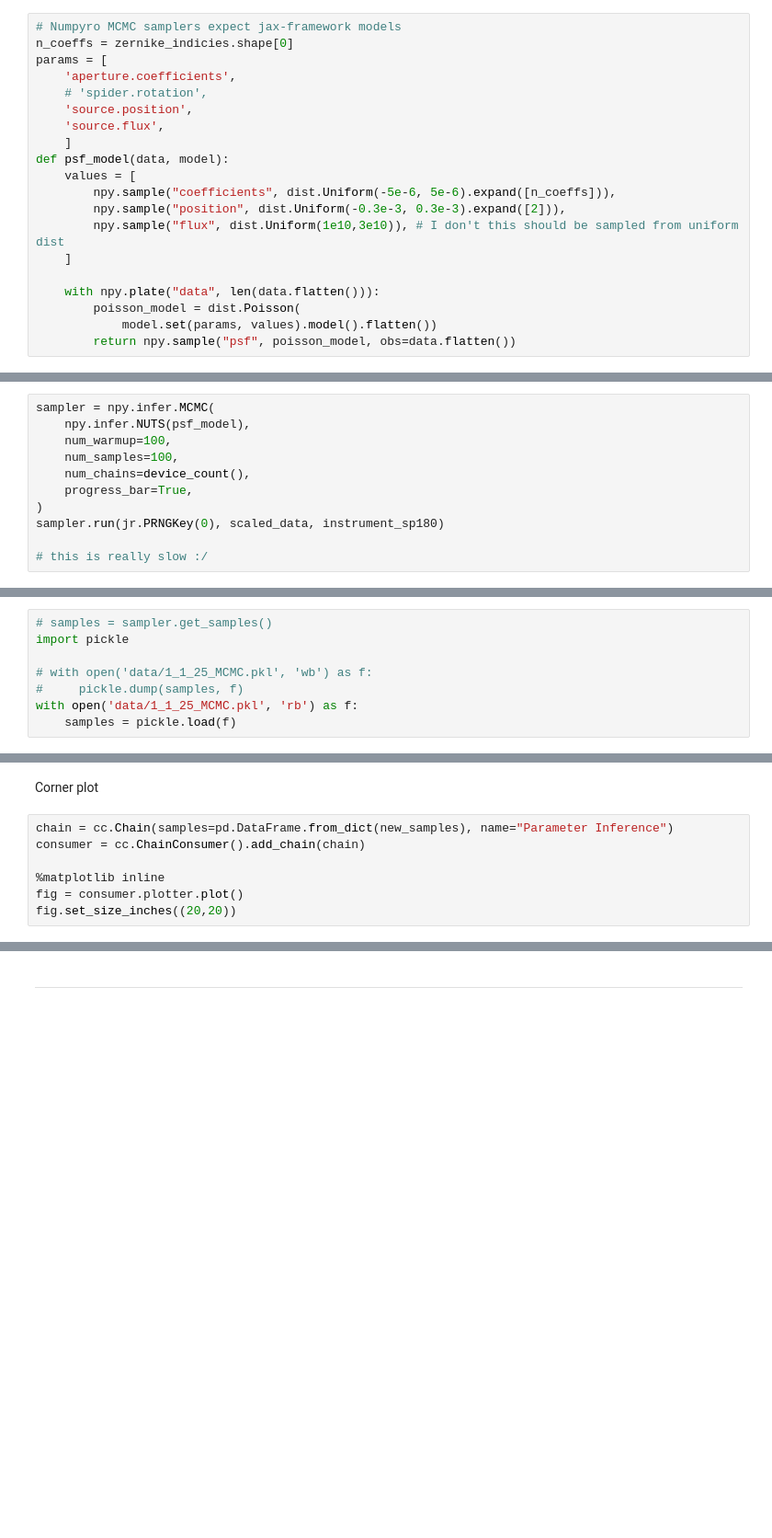
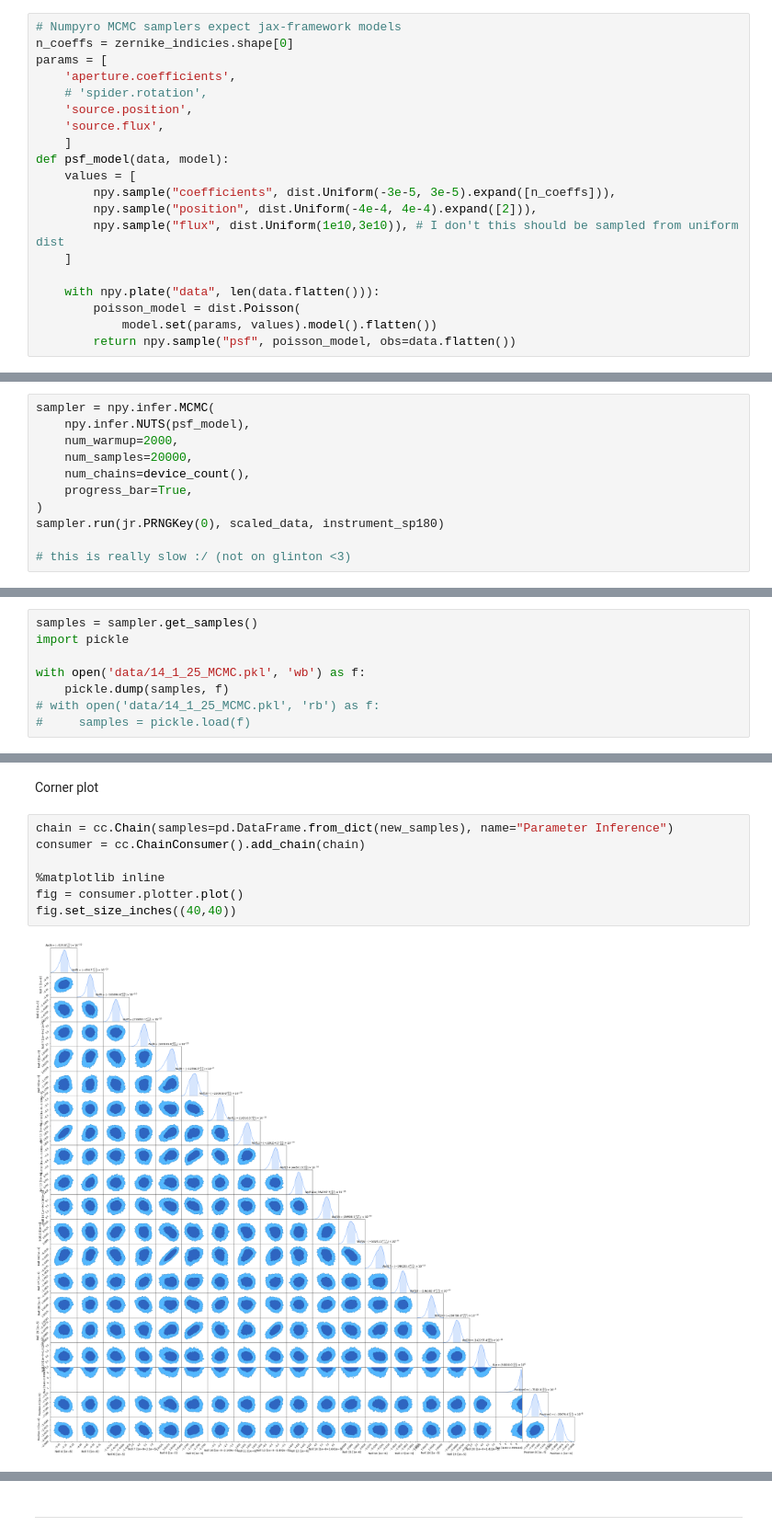
Before and after one commit to TolimanSpace/toliman_dp_design_testing, a Jupyter notebook: Gluing_Characterisation.ipynb, the cells around one changed output, grey strips where cells are left out. Shown at 92% size. Saved outputs shown, nothing was run; the diff lists cells and outputs as text; blank space fills up the shorter version.

Commit message:
new MCMC results

```diff
--- a/Gluing_Characterisation.ipynb
+++ b/Gluing_Characterisation.ipynb
@@ -1658,8 +1689,8 @@ params = [
     ]
 def psf_model(data, model):
     values = [
-        npy.sample("coefficients", dist.Uniform(-5e-6, 5e-6).expand([n_coeffs])),
-        npy.sample("position", dist.Uniform(-0.3e-3, 0.3e-3).expand([2])),
+        npy.sample("coefficients", dist.Uniform(-3e-5, 3e-5).expand([n_coeffs])),
+        npy.sample("position", dist.Uniform(-4e-4, 4e-4).expand([2])),
         npy.sample("flux", dist.Uniform(1e10,3e10)), # I don't this should be sampled from uniform dist
     ]
 
@@ -1672,14 +1703,14 @@ Construct sampler and send the walker walking
 # %%
 sampler = npy.infer.MCMC(
     npy.infer.NUTS(psf_model),
-    num_warmup=100,
-    num_samples=100,
+    num_warmup=2000,
+    num_samples=20000,
     num_chains=device_count(),
     progress_bar=True,
 )
 sampler.run(jr.PRNGKey(0), scaled_data, instrument_sp180)
 
-# this is really slow :/
+# this is really slow :/ (not on glinton <3)
 # %% [markdown]
 Check if chains have converged.
 # %%
@@ -1687,13 +1736,13 @@ sampler.print_summary()
 # %% [markdown]
 Split vectorised params into single chains - one per parameter in the vector. (useful for plotting corner plots)
 # %%
-# samples = sampler.get_samples()
+samples = sampler.get_samples()
 import pickle
 
-# with open('data/1_1_25_MCMC.pkl', 'wb') as f:
-#     pickle.dump(samples, f)
-with open('data/1_1_25_MCMC.pkl', 'rb') as f:
-    samples = pickle.load(f)
+with open('data/14_1_25_MCMC.pkl', 'wb') as f:
+    pickle.dump(samples, f)
+# with open('data/14_1_25_MCMC.pkl', 'rb') as f:
+#     samples = pickle.load(f)
 # %%
 # samples = sampler.get_samples()
 
@@ -1720,7 +1787,9 @@ Corner plot
 # %%
 chain = cc.Chain(samples=pd.DataFrame.from_dict(new_samples), name="Parameter Inference")
 consumer = cc.ChainConsumer().add_chain(chain)
 
 %matplotlib inline
 fig = consumer.plotter.plot()
-fig.set_size_inches((20,20))
+fig.set_size_inches((40,40))
+# %% [output]
+[figure, added]
```
Also changed, not shown: parts of 17 cells of this notebook.
